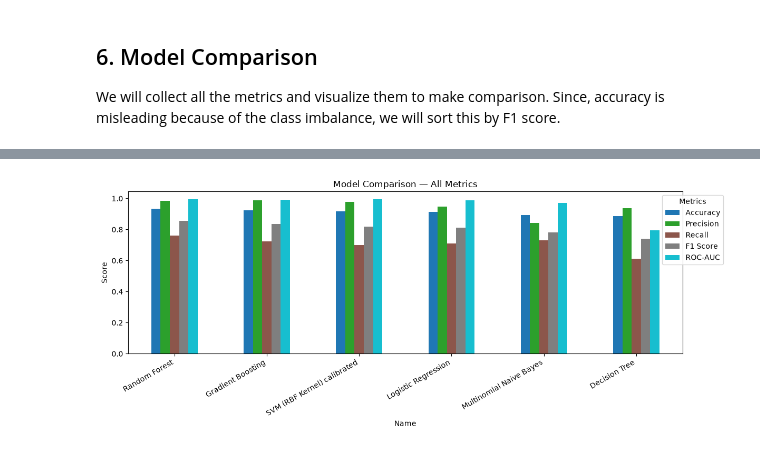
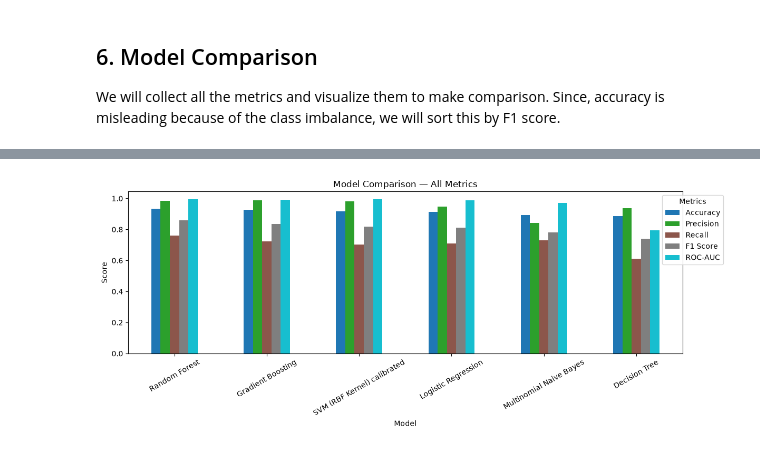
Before and after one commit to shamshertamang/EmailSpamClassifier-Apache, a Jupyter notebook: 03_model_pipeline.ipynb, the cells around one changed output, grey strips where cells are left out. Saved outputs shown, nothing was run; the diff lists cells and outputs as text; code cells hidden in the pictures.

Commit message:
Model cross validation done.

```diff
--- a/03_model_pipeline.ipynb
+++ b/03_model_pipeline.ipynb
@@ -245,13 +246,13 @@ results_df
 | 5 | Decision Tree | 0.887738 | 0.936102 | 0.611691 | 0.739899 | 0.793284 |
 # %%
 fig, ax = plt.subplots(figsize=(12, 5))
-df_plot = results_df.set_index("Name")[["Accuracy", "Precision", "Recall", "F1 Score", "ROC-AUC"]]
+df_plot = results_df.set_index("Model")[["Accuracy", "Precision", "Recall", "F1 Score", "ROC-AUC"]]
 df_plot.plot(kind="bar", ax=ax, colormap="tab10")
 ax.set_title("Model Comparison — All Metrics")
 ax.set_ylabel("Score")
-plt.xticks(rotation=30, ha="right")
+plt.xticks(rotation=30)
 plt.legend(title="Metrics", bbox_to_anchor=(1.08, 1), loc='upper right')
 plt.tight_layout()
 plt.show()
 # %% [output]
-[figure, old version]
+[figure, new version]
```
Also changed, not shown: parts of 6 cells of this notebook, 2 other files.
